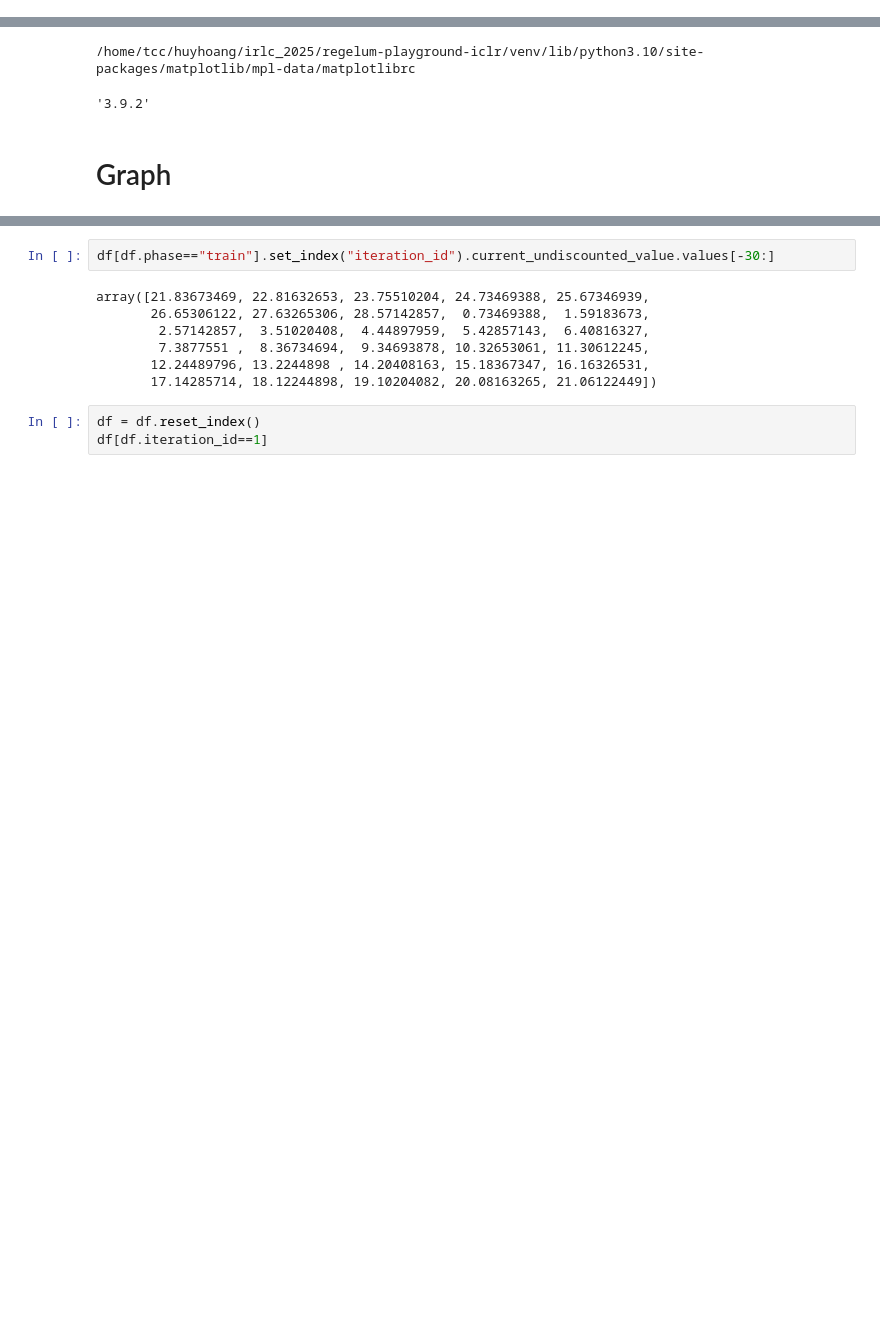
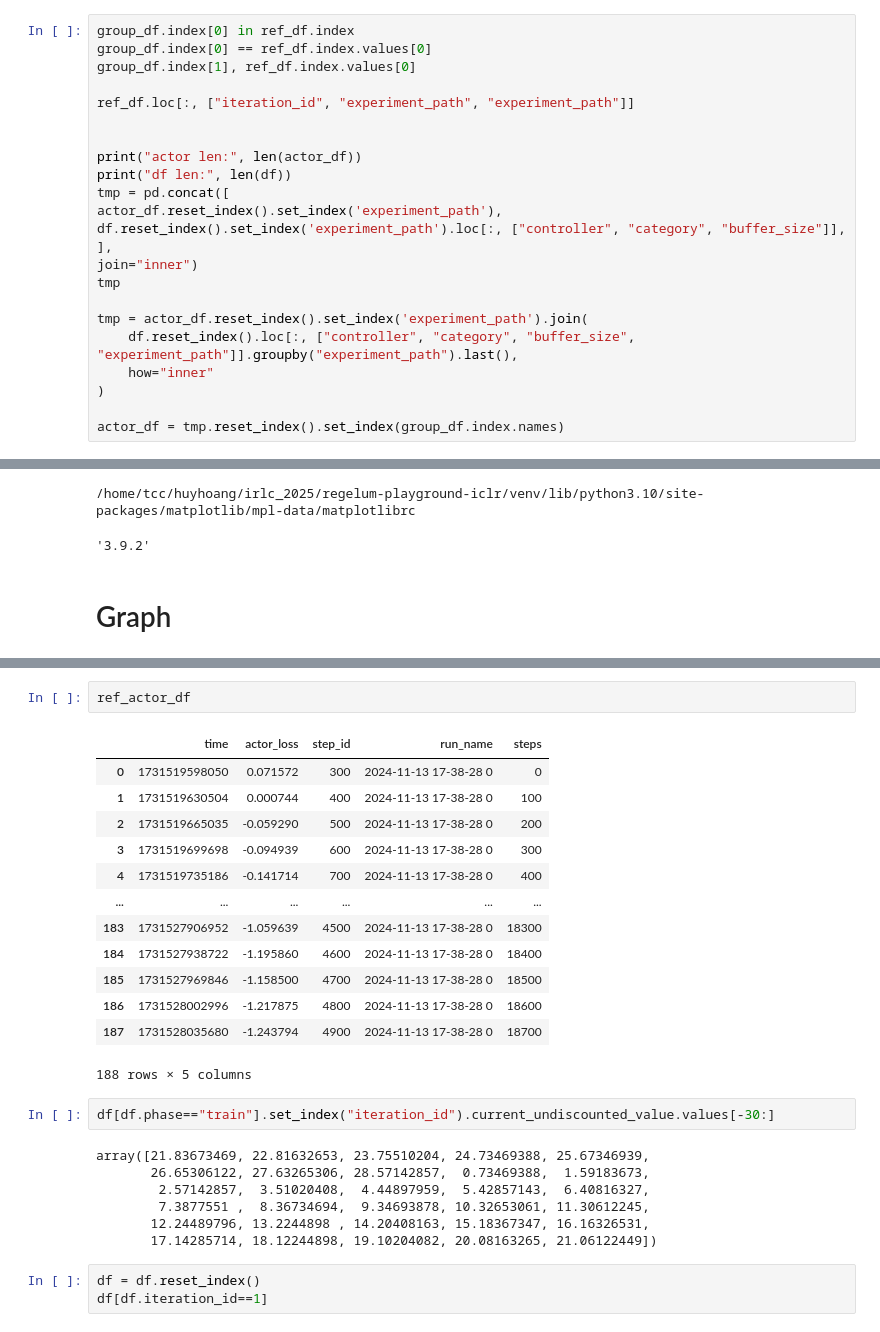
Before and after one commit to thd-research/regelum-playground, a Jupyter notebook: notebooks/report_preparation.ipynb, the cells around one changed output, grey strips where cells are left out. Drawn from its saved outputs; the diff is of its cells as text; blank space fills up the shorter version.

```diff
--- a/notebooks/report_preparation.ipynb
+++ b/notebooks/report_preparation.ipynb
@@ -198,0 +197,23 @@ tmp_df = df.loc[group_df.index[0]]
+# %%
+group_df.index[0] in ref_df.index
+group_df.index[0] == ref_df.index.values[0]
+group_df.index[1], ref_df.index.values[0]
+
+ref_df.loc[:, ["iteration_id", "experiment_path", "experiment_path"]]
+
+
+print("actor len:", len(actor_df))
+print("df len:", len(df))
+tmp = pd.concat([
+actor_df.reset_index().set_index('experiment_path'),
+df.reset_index().set_index('experiment_path').loc[:, ["controller", "category", "buffer_size"]],
+],
+join="inner")
+tmp
+
+tmp = actor_df.reset_index().set_index('experiment_path').join(
+    df.reset_index().loc[:, ["controller", "category", "buffer_size", "experiment_path"]].groupby("experiment_path").last(),
+    how="inner"
+)
+
+actor_df = tmp.reset_index().set_index(group_df.index.names)
@@ -311,3 +394,19 @@ for id in group_df.index:
+# %%
+ref_actor_df
+# %% [output]
+|  | time | actor_loss | step_id | run_name | steps |
+| 0 | 1731519598050 | 0.071572 | 300 | 2024-11-13 17-38-28 0 | 0 |
+| 1 | 1731519630504 | 0.000744 | 400 | 2024-11-13 17-38-28 0 | 100 |
+| 2 | 1731519665035 | -0.059290 | 500 | 2024-11-13 17-38-28 0 | 200 |
+| 3 | 1731519699698 | -0.094939 | 600 | 2024-11-13 17-38-28 0 | 300 |
+| 4 | 1731519735186 | -0.141714 | 700 | 2024-11-13 17-38-28 0 | 400 |
+| ... | ... | ... | ... | ... | ... |
+| 183 | 1731527906952 | -1.059639 | 4500 | 2024-11-13 17-38-28 0 | 18300 |
+| 184 | 1731527938722 | -1.195860 | 4600 | 2024-11-13 17-38-28 0 | 18400 |
+| 185 | 1731527969846 | -1.158500 | 4700 | 2024-11-13 17-38-28 0 | 18500 |
+| 186 | 1731528002996 | -1.217875 | 4800 | 2024-11-13 17-38-28 0 | 18600 |
+| 187 | 1731528035680 | -1.243794 | 4900 | 2024-11-13 17-38-28 0 | 18700 |
+188 rows × 5 columns
 # %%
 df[df.phase=="train"].set_index("iteration_id").current_undiscounted_value.values[-30:]
 # %% [output]
```
Also changed, not shown: parts of 12 cells of this notebook.
